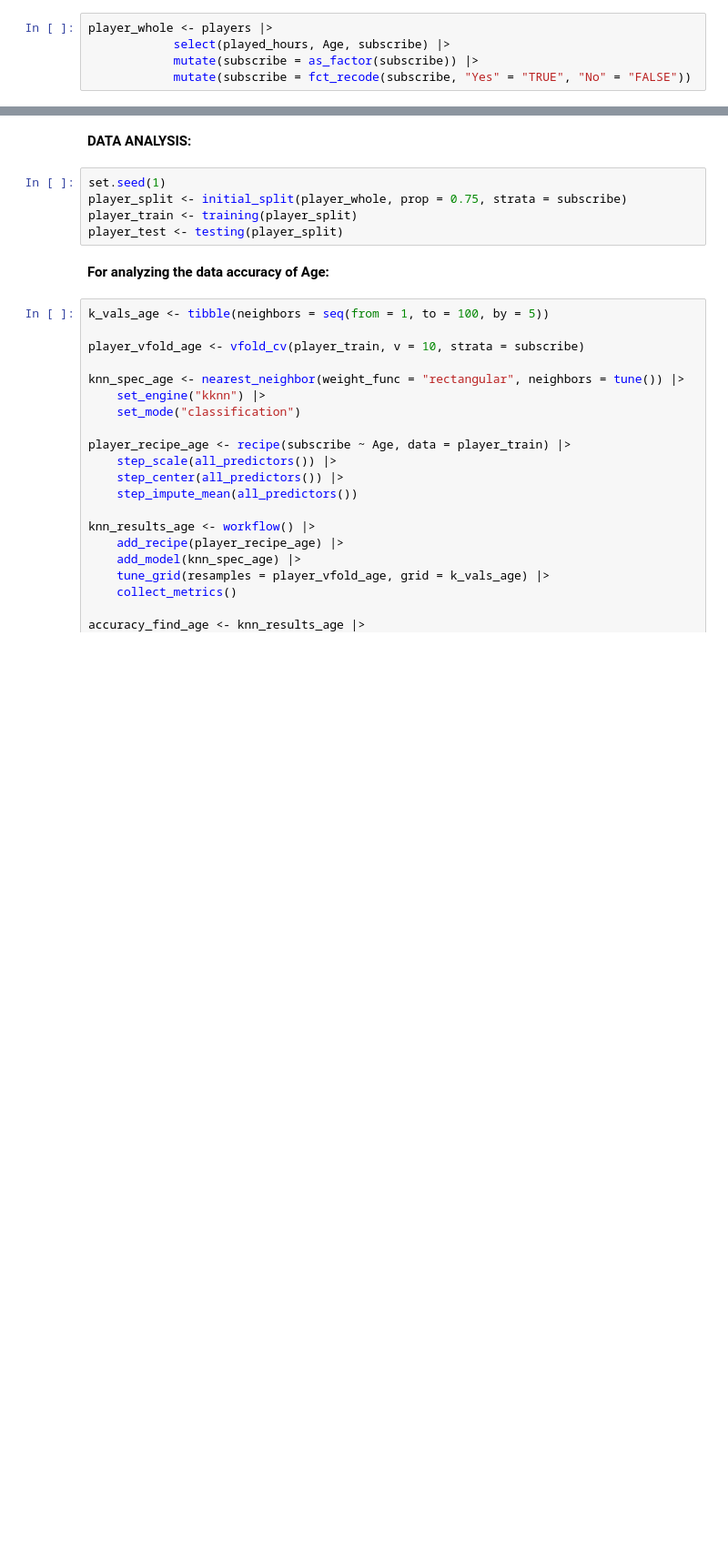
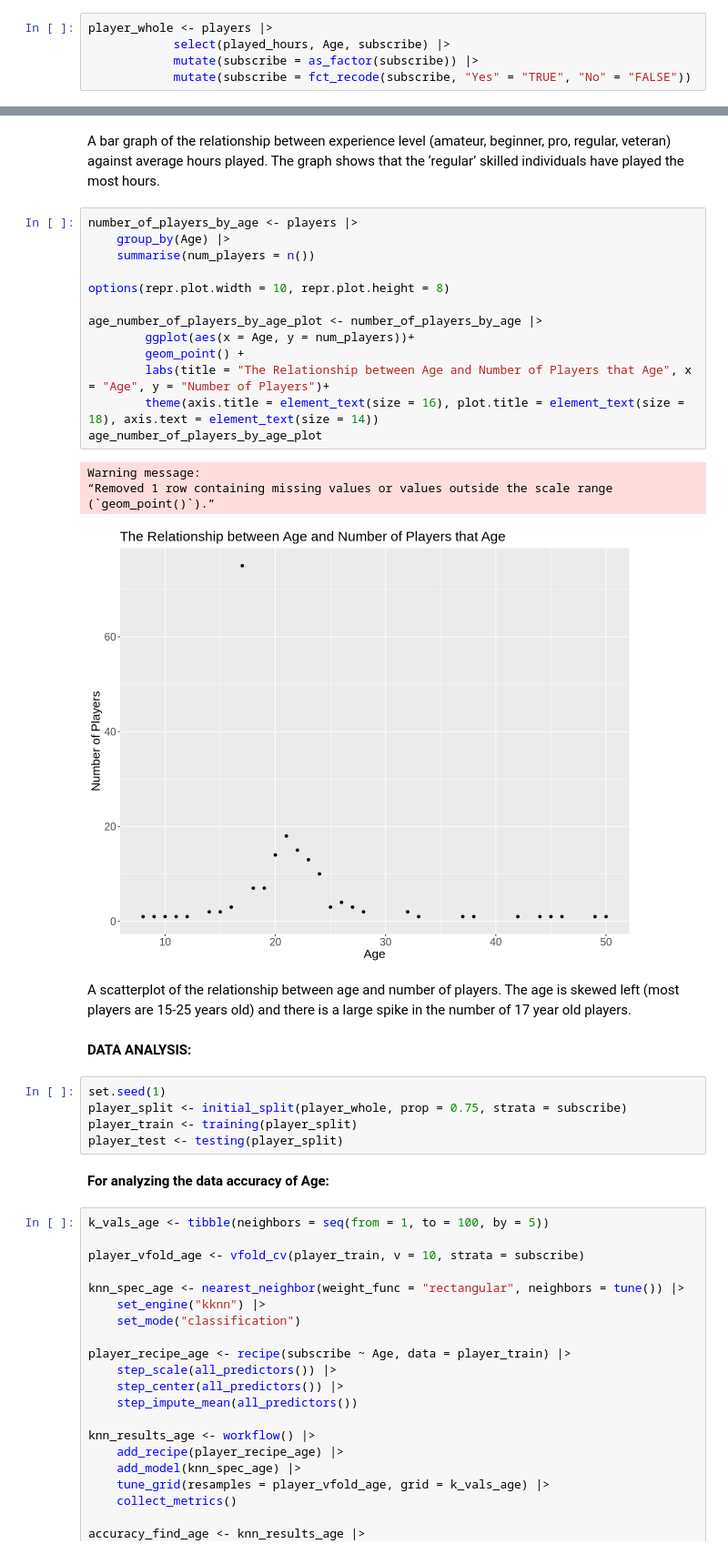
Before and after one commit to rinhatan/dsci100_finalproject, a Jupyter notebook: Final_Project_Report.ipynb, the cells around one changed output, grey strips where cells are left out. Shown at 91% size. Drawn from its saved outputs; the diff is of its cells as text; blank space fills up the shorter version.

```diff
--- a/Final_Project_Report.ipynb
+++ b/Final_Project_Report.ipynb
@@ -74,3 +113,25 @@ player_summary
+# %% [markdown]
+A bar graph of the relationship between experience level (amateur, beginner, pro, regular, veteran) against average hours played. The graph shows that the ‘regular’ skilled individuals have played the most hours.
+# %%
+number_of_players_by_age <- players |>
+    group_by(Age) |>
+    summarise(num_players = n())
+
+options(repr.plot.width = 10, repr.plot.height = 8)
+
+age_number_of_players_by_age_plot <- number_of_players_by_age |>
+        ggplot(aes(x = Age, y = num_players))+
+        geom_point() +
+        labs(title = "The Relationship between Age and Number of Players that Age", x = "Age", y = "Number of Players")+
+        theme(axis.title = element_text(size = 16), plot.title = element_text(size = 18), axis.text = element_text(size = 14))
+age_number_of_players_by_age_plot
+# %% [output]
+Warning message:
+“Removed 1 row containing missing values or values outside the scale range
+(`geom_point()`).”
+[figure, added]
+# %% [markdown]
+A scatterplot of the relationship between age and number of players. The age is skewed left (most players are 15-25 years old) and there is a large spike in the number of 17 year old players.
 # %% [markdown]
 **DATA ANALYSIS:**
 # %%
```
Also changed, not shown: parts of 22 cells of this notebook.
